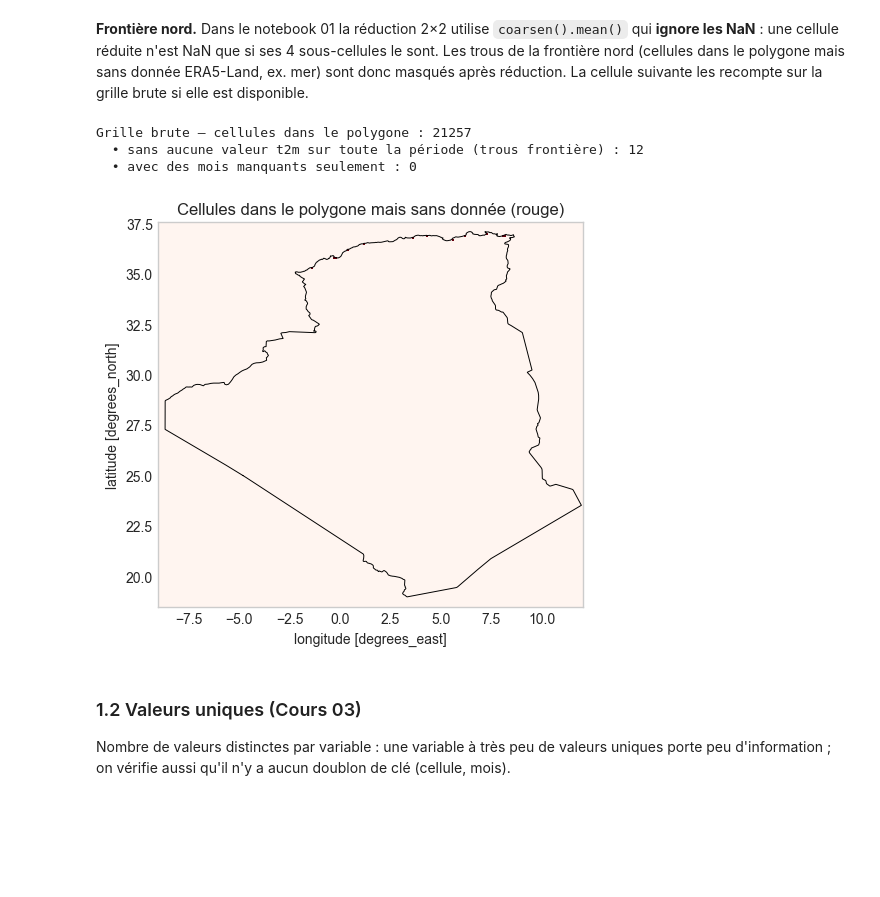
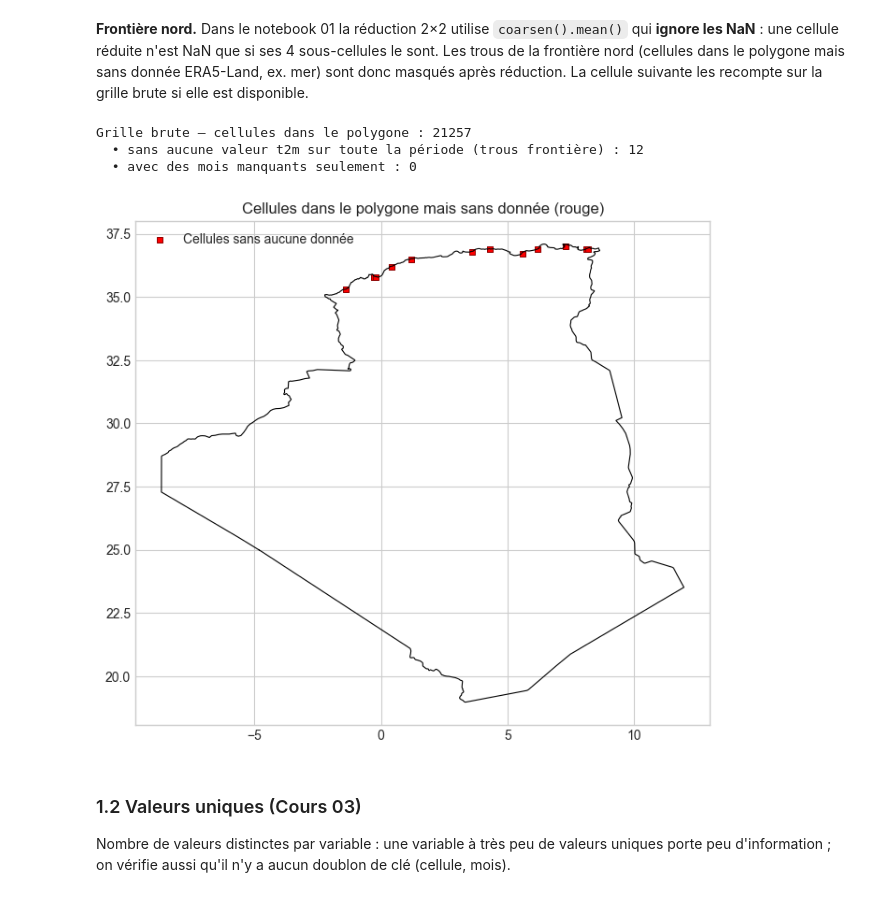
Before and after one commit to djeghlaflydia/Climate_Data_Mining, a Jupyter notebook: notebooks/02_exploratory_data_analysis_vfin.ipynb, the cells around one changed output. Saved outputs shown, nothing was run; the diff lists cells and outputs as text; code cells hidden in the pictures; blank space fills up the shorter version.

```diff
--- a/notebooks/02_exploratory_data_analysis_vfin.ipynb
+++ b/notebooks/02_exploratory_data_analysis_vfin.ipynb
@@ -125,29 +125,58 @@ Même motif de NaN pour toutes les variables ?  True
 # %% [markdown]
 **Frontière nord.** Dans le notebook 01 la réduction 2×2 utilise `coarsen().mean()` qui **ignore les NaN** : une cellule réduite n'est NaN que si ses 4 sous-cellules le sont. Les trous de la frontière nord (cellules dans le polygone mais sans donnée ERA5-Land, ex. mer) sont donc masqués après réduction. La cellule suivante les recompte sur la grille brute si elle est disponible.
 # %%
+
 try:
-    import sys; sys.path.insert(0, str(PROJECT_ROOT/"src"))
+    import sys
+    sys.path.insert(0, str(PROJECT_ROOT / "src"))
     from climate_utils import make_algeria_mask
-    ds_raw = xr.open_dataset(PROJECT_ROOT/"data"/"raw"/"era5_algeria_raw.nc")
+
+    ds_raw = xr.open_dataset(PROJECT_ROOT / "data" / "raw" / "era5_algeria_raw.nc")
     mask, algeria = make_algeria_mask(ds_raw, PROJECT_ROOT)
+
     t_in = ds_raw["t2m"].where(mask)
+
     never = mask & t_in.isnull().all("valid_time")
-    some  = mask & t_in.isnull().any("valid_time") & ~t_in.isnull().all("valid_time")
+    some = mask & t_in.isnull().any("valid_time") & ~t_in.isnull().all("valid_time")
+
     print("Grille brute — cellules dans le polygone :", int(mask.sum()))
     print("  • sans aucune valeur t2m sur toute la période (trous frontière) :", int(never.sum()))
     print("  • avec des mois manquants seulement :", int(some.sum()))
-    fig, ax = plt.subplots(figsize=(7, 5))
-    never.astype(int).plot.pcolormesh(ax=ax, x="longitude", y="latitude", cmap="Reds", add_colorbar=False)
+
+    fig, ax = plt.subplots(figsize=(9, 7))
+
+    # Afficher les cellules sans aucune donnée
+    lat, lon = np.where(never.values)
+
+    ax.scatter(
+        never.longitude.values[lon],
+        never.latitude.values[lat],
+        color="red",
+        s=25,
+        marker="s",
+        edgecolors="darkred",
+        linewidths=0.7,
+        zorder=5,
+        label="Cellules sans aucune donnée"
+    )
+
+    # Tracer les frontières de l'Algérie
     for g in getattr(algeria, "geoms", [algeria]):
-        x, y = g.exterior.xy; ax.plot(x, y, "k", lw=.7)
-    ax.set_title("Cellules dans le polygone mais sans donnée (rouge)"); ax.set_aspect("equal"); plt.show()
+        x, y = g.exterior.xy
+        ax.plot(x, y, "k", lw=0.8, zorder=6)
+
+    ax.set_title("Cellules dans le polygone mais sans donnée (rouge)")
+    ax.set_aspect("equal")
+    ax.legend()
+    plt.show()
+
 except Exception as err:
     print("Contrôle sur la grille brute non exécuté :", type(err).__name__, "-", err)
 # %% [output]
 Grille brute — cellules dans le polygone : 21257
   • sans aucune valeur t2m sur toute la période (trous frontière) : 12
   • avec des mois manquants seulement : 0
-[figure, old version]
+[figure, new version]
 # %% [markdown]
 ### 1.2 Valeurs uniques (Cours 03)
 Nombre de valeurs distinctes par variable : une variable à très peu de valeurs uniques porte peu d'information ; on vérifie aussi qu'il n'y a aucun doublon de clé (cellule, mois).
```
Also changed, not shown: parts of 2 cells of this notebook.
